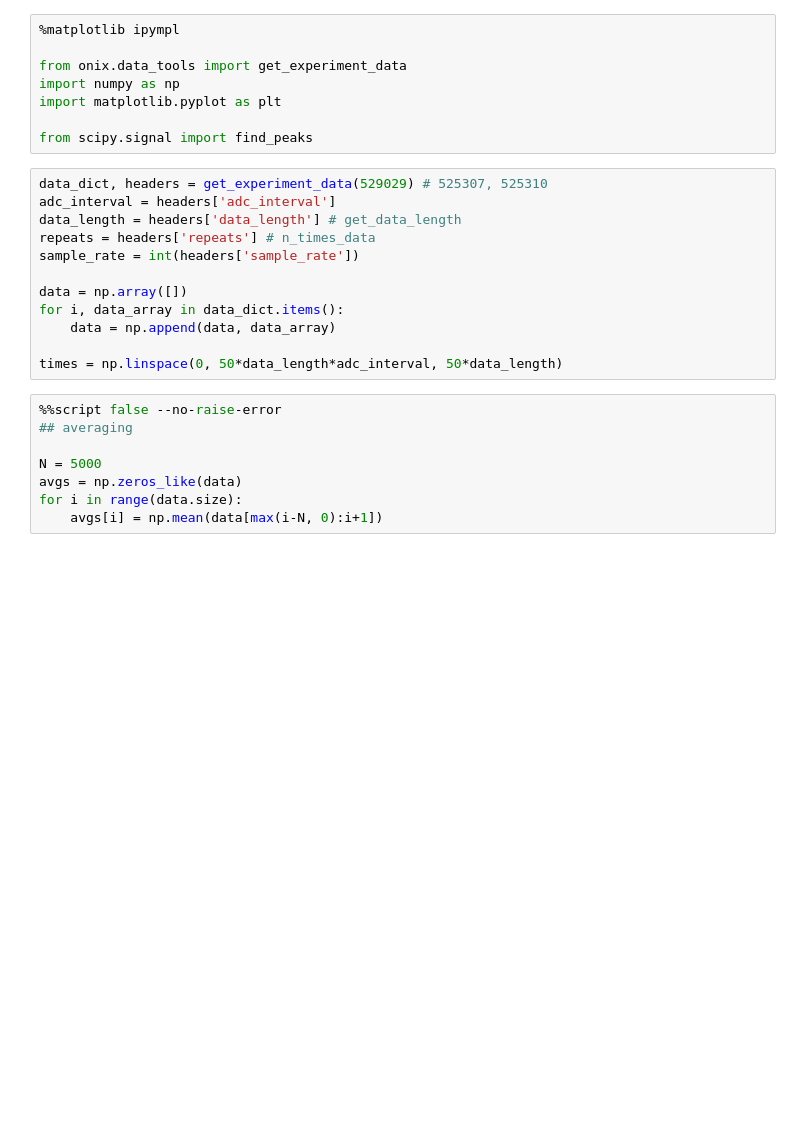
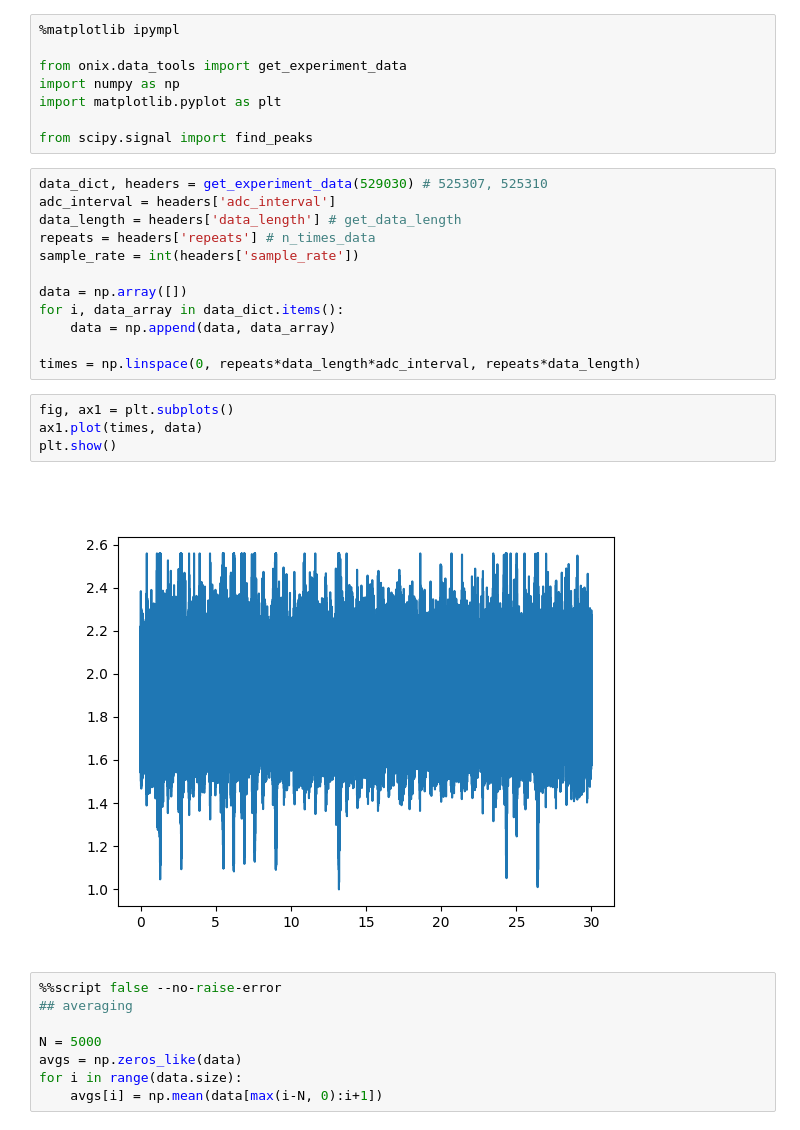
Before and after one commit to vuthalab/onix, a Jupyter notebook: analysis/pulse_tube_noise_main.ipynb, the cells around one changed output. Saved outputs shown, nothing was run; the diff lists cells and outputs as text; blank space fills up the shorter version.

```diff
--- a/analysis/pulse_tube_noise_main.ipynb
+++ b/analysis/pulse_tube_noise_main.ipynb
@@ -7,7 +7,7 @@ import matplotlib.pyplot as plt
 
 from scipy.signal import find_peaks
 # %%
-data_dict, headers = get_experiment_data(529029) # 525307, 525310
+data_dict, headers = get_experiment_data(529030) # 525307, 525310
 adc_interval = headers['adc_interval']
 data_length = headers['data_length'] # get_data_length
 repeats = headers['repeats'] # n_times_data
@@ -17,7 +17,13 @@ data = np.array([])
 for i, data_array in data_dict.items():
     data = np.append(data, data_array)
 
-times = np.linspace(0, 50*data_length*adc_interval, 50*data_length)
+times = np.linspace(0, repeats*data_length*adc_interval, repeats*data_length)
+# %%
+fig, ax1 = plt.subplots()
+ax1.plot(times, data)
+plt.show()
+# %% [output]
+[figure, added]
 # %%
 %%script false --no-raise-error
 ## averaging
```
Also changed, not shown: parts of 6 cells of this notebook.
